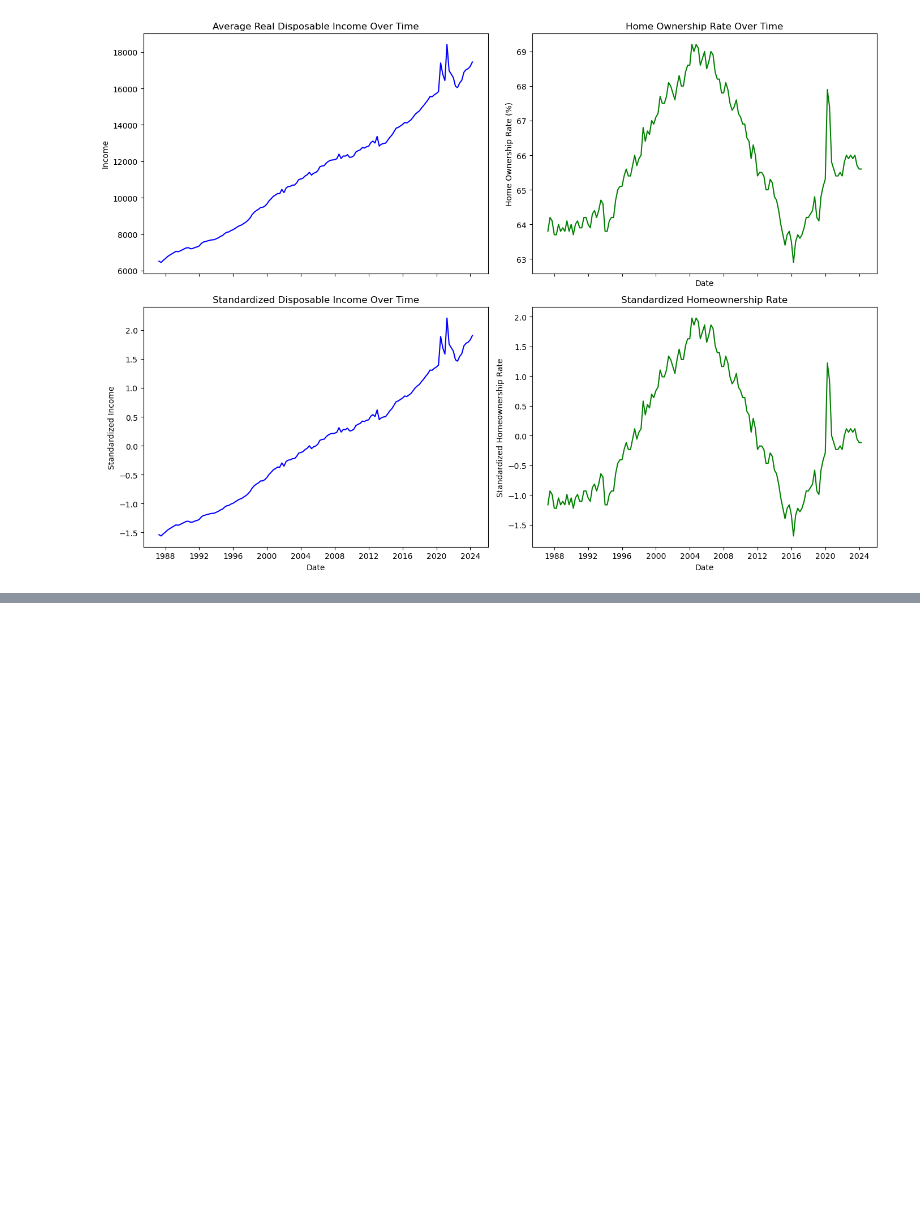
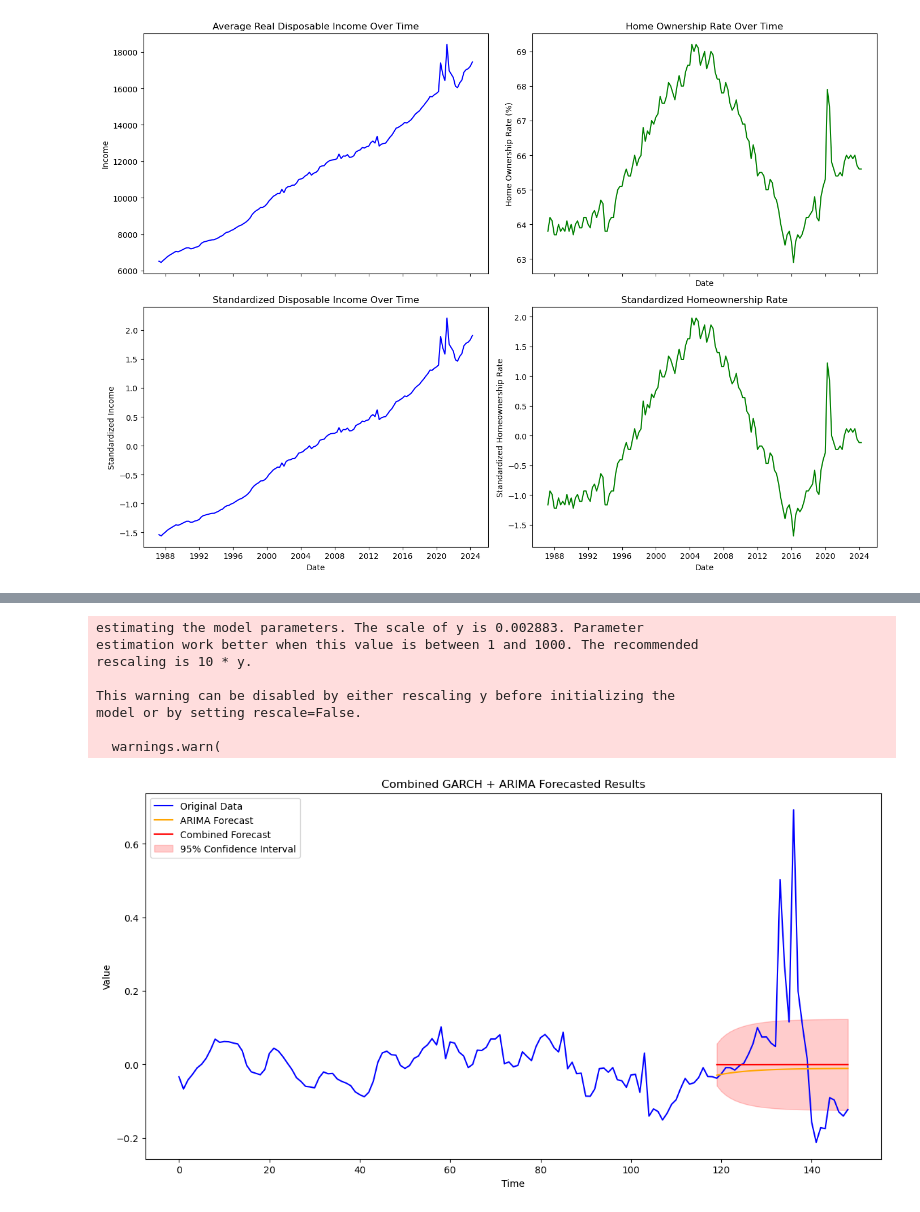
Before and after one commit to KevKoppa/TSA-Final-Project, a Jupyter notebook: notebook.ipynb, the cells around one changed output, grey strips where cells are left out. Drawn from its saved outputs; the diff is of its cells as text; code cells hidden in the pictures; blank space fills up the shorter version.

```diff
--- a/notebook.ipynb
+++ b/notebook.ipynb
@@ -170,0 +228,54 @@ stationary_data
+# %%
+from arch import arch_model
+import numpy as np
+import matplotlib.pyplot as plt
+from statsmodels.tsa.arima.model import ARIMA
+
+# Assuming 'returns' is your time series of returns
+returns = np.array(train)
+
+# Fit ARIMA model
+arima_order = (1, 0, 1)  # Example ARIMA order (p,d,q)
+arima_model = ARIMA(returns, order=arima_order)
+arima_results = arima_model.fit()
+arima_forecast = arima_results.forecast(steps=30)
+
+# Fit GARCH model
+garch_model = arch_model(returns, vol='Garch', p=1, q=1)
+garch_results = garch_model.fit()
+forecast = garch_results.forecast(horizon=30)
+
+# Extract forecasted variances from GARCH
+forecasted_variances = forecast.variance
+
+# Combining ARIMA and GARCH forecasts
+combined_forecast = np.array(arima_forecast * np.sqrt(forecasted_variances)).ravel()
+
+# Plotting combined forecast
+plt.figure(figsize=(14, 7))
+
+# Plot original data
+plt.plot(data_series, label='Original Data', color='blue')
+
+# Plot ARIMA forecasted values
+plt.plot(np.arange(len(returns), len(returns) + len(arima_forecast)), arima_forecast, label='ARIMA Forecast', color='orange')
+
+# Plot combined forecasted values
+plt.plot(np.arange(len(returns), len(returns) + len(combined_forecast)), combined_forecast, label='Combined Forecast', color='red')
+
+# Add confidence intervals (95% confidence)
+lower_bound = combined_forecast - 1.96 * np.sqrt(forecasted_variances)
+upper_bound = combined_forecast + 1.96 * np.sqrt(forecasted_variances)
+plt.fill_between(np.arange(len(returns), len(returns) + len(combined_forecast)),
+                 np.array(lower_bound).ravel(),
+                 np.array(upper_bound).ravel(),
+                 color='red',
+                 alpha=0.2,
+                 label='95% Confidence Interval')
+
+plt.title("Combined GARCH + ARIMA Forecasted Results")
+plt.xlabel("Time")
+plt.ylabel("Value")
+plt.legend()
+plt.show()
+# %% [output]
@@ -170,0 +300,9 @@ stationary_data
+estimating the model parameters. The scale of y is 0.002883. Parameter
+estimation work better when this value is between 1 and 1000. The recommended
+rescaling is 10 * y.
+
+This warning can be disabled by either rescaling y before initializing the
+model or by setting rescale=False.
+
+  warnings.warn(
+[figure, added]
```
Also changed, not shown: parts of 10 cells of this notebook.
